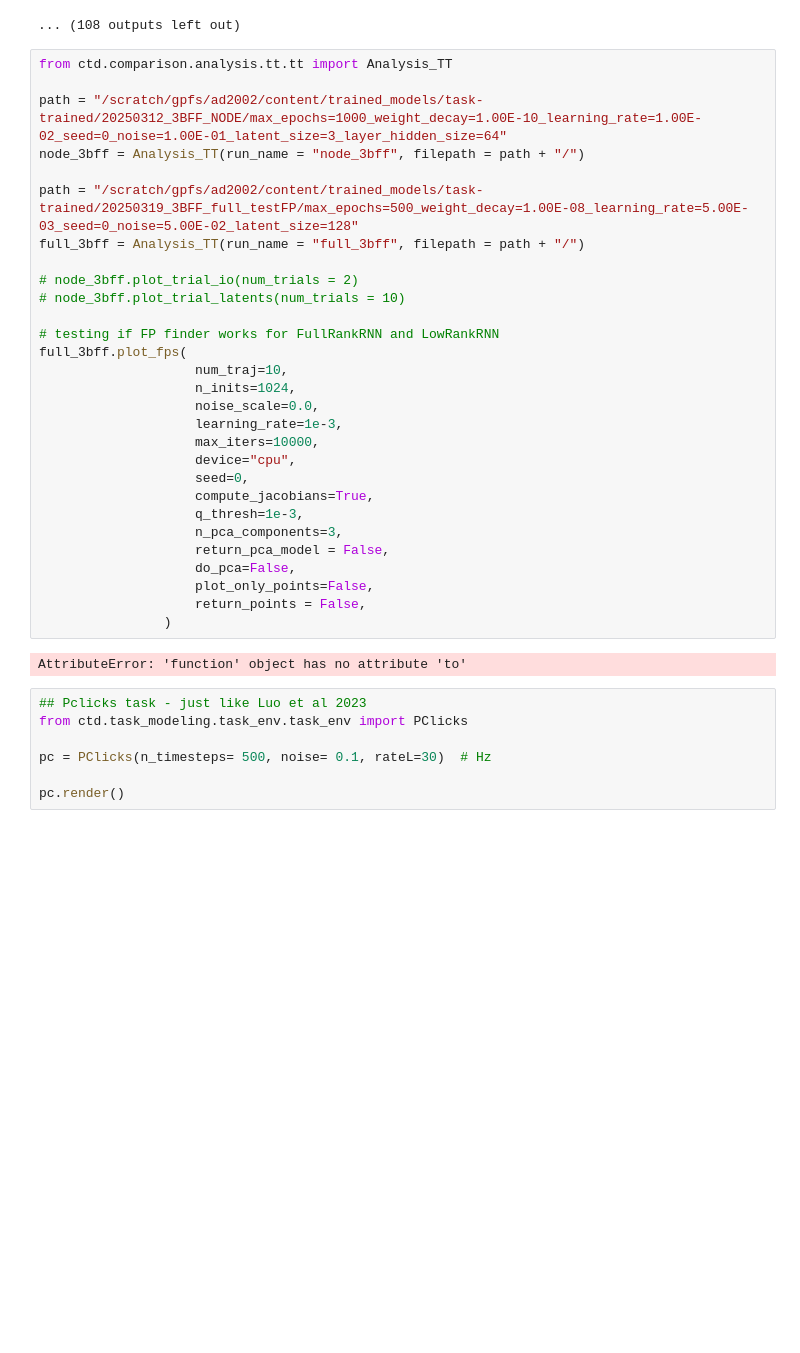
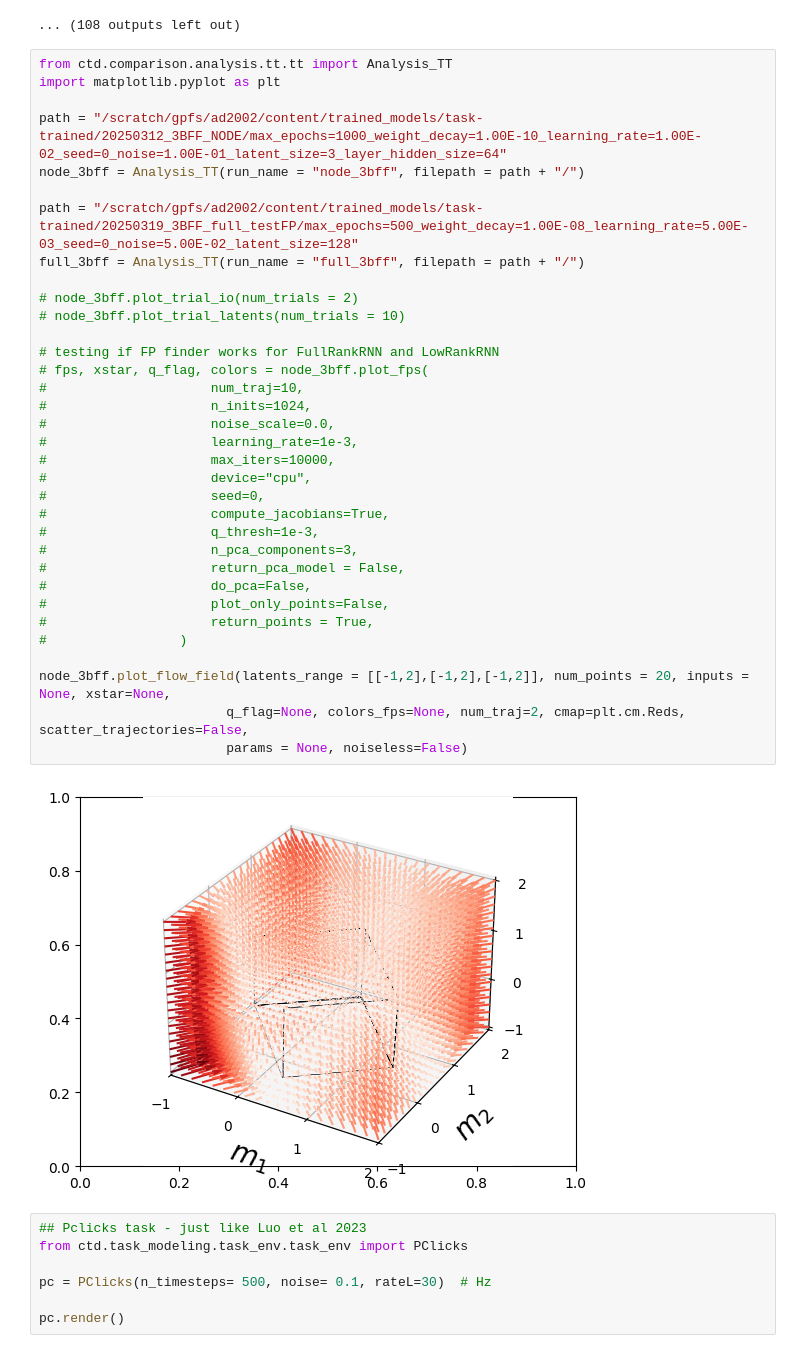
Before and after one commit to alejandradu/ComputationThruDynamicsBenchmark, a Jupyter notebook: examples/notebooks/Task_train+LINT.ipynb, the cells around one changed output. Saved outputs shown, nothing was run; the diff lists cells and outputs as text; blank space fills up the shorter version.

```diff
--- a/examples/notebooks/Task_train+LINT.ipynb
+++ b/examples/notebooks/Task_train+LINT.ipynb
@@ -103,35 +96,40 @@ completed?  True
 ... (108 outputs left out)
 # %%
 from ctd.comparison.analysis.tt.tt import Analysis_TT
+import matplotlib.pyplot as plt
 
 path = "/scratch/gpfs/ad2002/content/trained_models/task-trained/20250312_3BFF_NODE/max_epochs=1000_weight_decay=1.00E-10_learning_rate=1.00E-02_seed=0_noise=1.00E-01_latent_size=3_layer_hidden_size=64"
 node_3bff = Analysis_TT(run_name = "node_3bff", filepath = path + "/")
 
 path = "/scratch/gpfs/ad2002/content/trained_models/task-trained/20250319_3BFF_full_testFP/max_epochs=500_weight_decay=1.00E-08_learning_rate=5.00E-03_seed=0_noise=5.00E-02_latent_size=128"
 full_3bff = Analysis_TT(run_name = "full_3bff", filepath = path + "/")
 
 # node_3bff.plot_trial_io(num_trials = 2)
 # node_3bff.plot_trial_latents(num_trials = 10)
 
 # testing if FP finder works for FullRankRNN and LowRankRNN
-full_3bff.plot_fps(
-                    num_traj=10,
-                    n_inits=1024,
-                    noise_scale=0.0,
-                    learning_rate=1e-3,
-                    max_iters=10000,
-                    device="cpu",
-                    seed=0,
-                    compute_jacobians=True,
-                    q_thresh=1e-3,
-                    n_pca_components=3,
-                    return_pca_model = False,
-                    do_pca=False,
-                    plot_only_points=False,
-                    return_points = False,
-                )
+# fps, xstar, q_flag, colors = node_3bff.plot_fps(
+#                     num_traj=10,
+#                     n_inits=1024,
+#                     noise_scale=0.0,
+#                     learning_rate=1e-3,
+#                     max_iters=10000,
+#                     device="cpu",
+#                     seed=0,
+#                     compute_jacobians=True,
+#                     q_thresh=1e-3,
+#                     n_pca_components=3,
+#                     return_pca_model = False,
+#                     do_pca=False,
+#                     plot_only_points=False,
+#                     return_points = True,
+#                 )
+
+node_3bff.plot_flow_field(latents_range = [[-1,2],[-1,2],[-1,2]], num_points = 20, inputs = None, xstar=None,
+                        q_flag=None, colors_fps=None, num_traj=2, cmap=plt.cm.Reds, scatter_trajectories=False,
+                        params = None, noiseless=False)
 # %% [output]
-AttributeError: 'function' object has no attribute 'to'
+[figure, added]
 # %%
 ## Pclicks task - just like Luo et al 2023
 from ctd.task_modeling.task_env.task_env import PClicks
```
Also changed, not shown: parts of 2 cells of this notebook, 4 other files.
